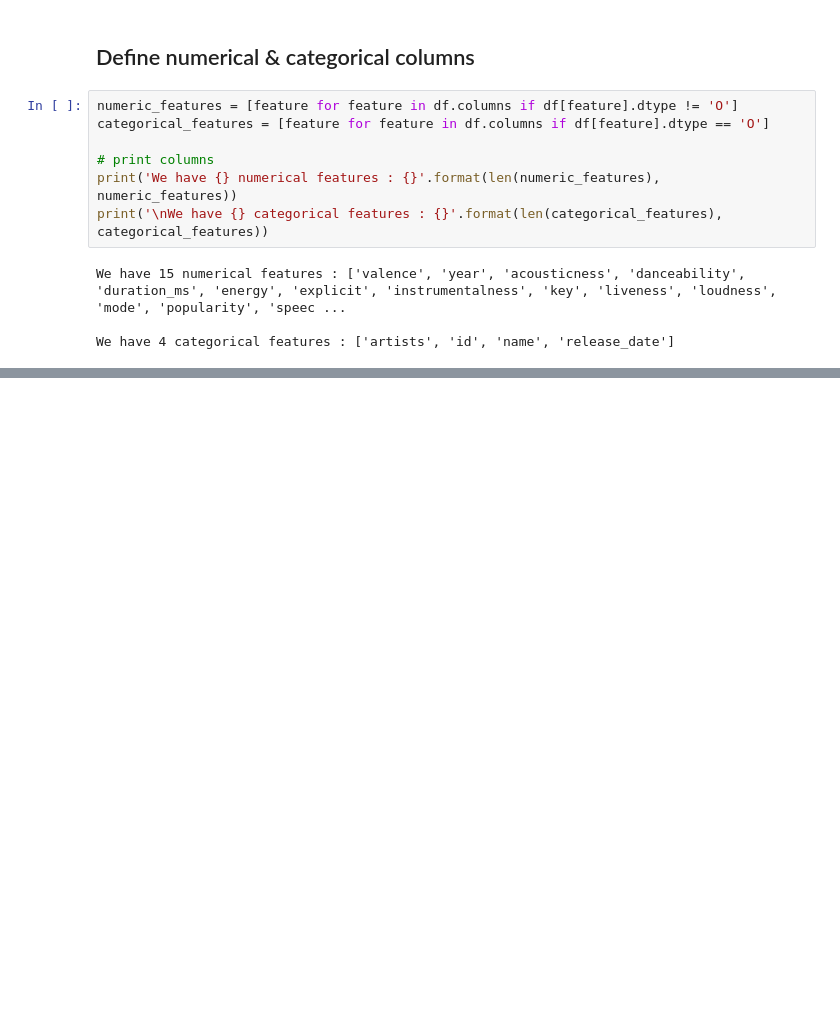
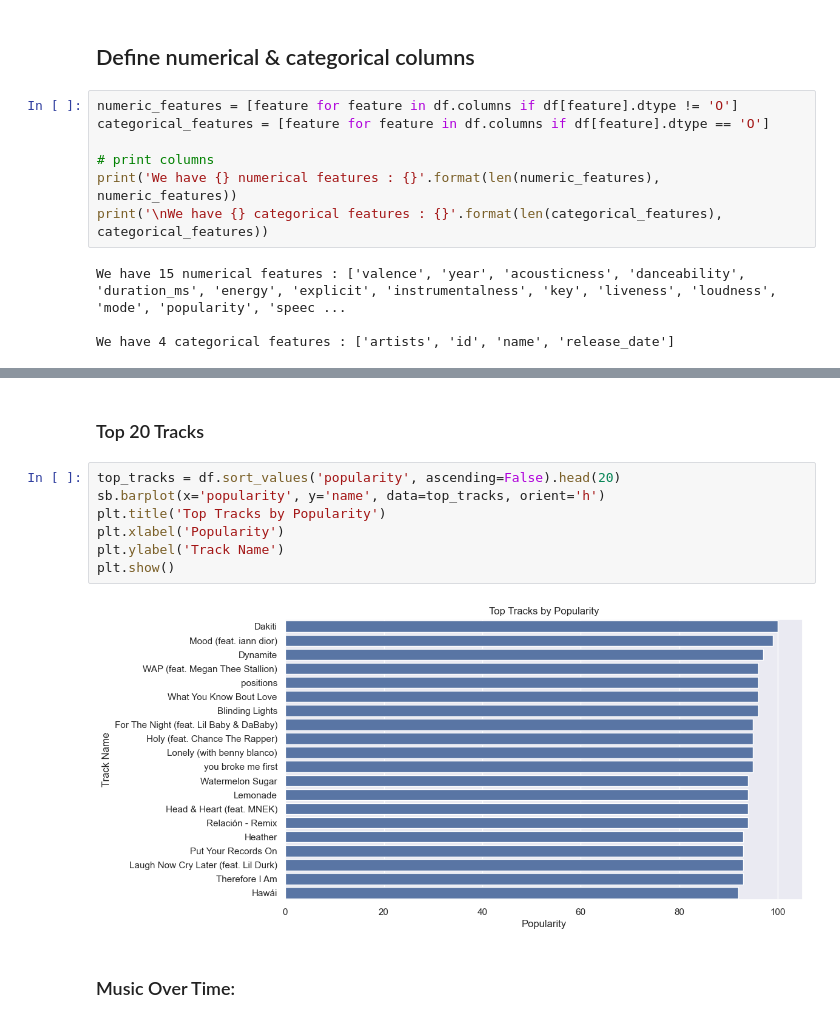
Before and after one commit to khaoula023/Music-Recommendation-System, a Jupyter notebook: notebook/EDA.ipynb, the cells around one changed output, grey strips where cells are left out. Drawn from its saved outputs; the diff is of its cells as text; blank space fills up the shorter version.

```diff
--- a/notebook/EDA.ipynb
+++ b/notebook/EDA.ipynb
@@ -129,0 +179,13 @@ We have 4 categorical features : ['artists', 'id', 'name', 'release_date']
+# %% [markdown]
+### Top 20 Tracks
+# %%
+top_tracks = df.sort_values('popularity', ascending=False).head(20)
+sb.barplot(x='popularity', y='name', data=top_tracks, orient='h')
+plt.title('Top Tracks by Popularity')
+plt.xlabel('Popularity')
+plt.ylabel('Track Name')
+plt.show()
+# %% [output]
+[figure, added]
+# %% [markdown]
+### Music Over Time:
```
Also changed, not shown: parts of 19 cells of this notebook, 2 other files.
